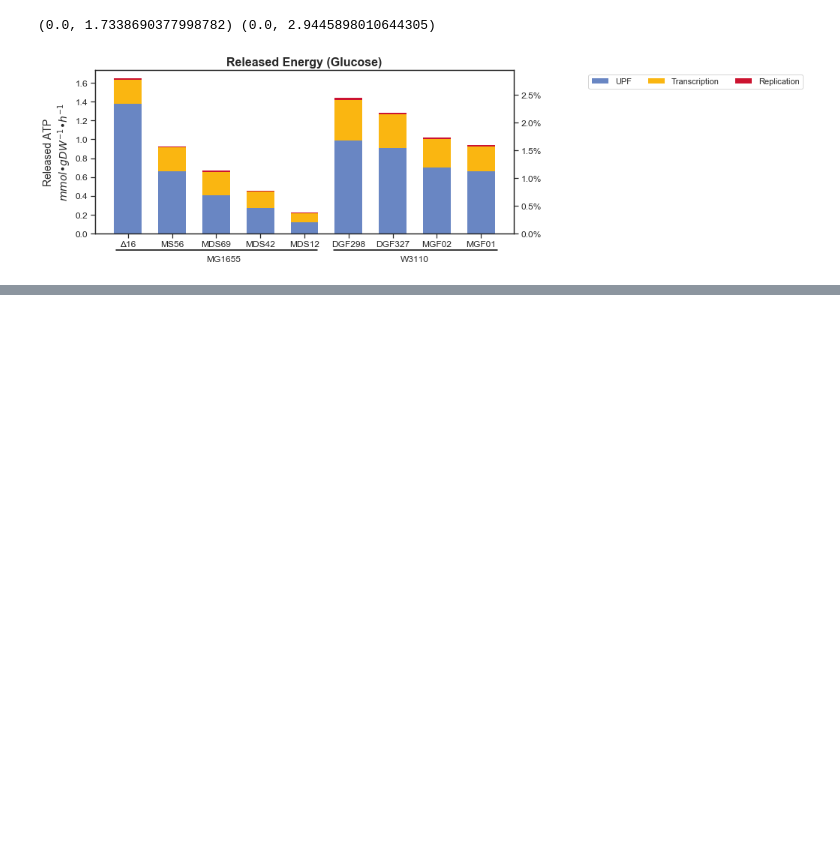
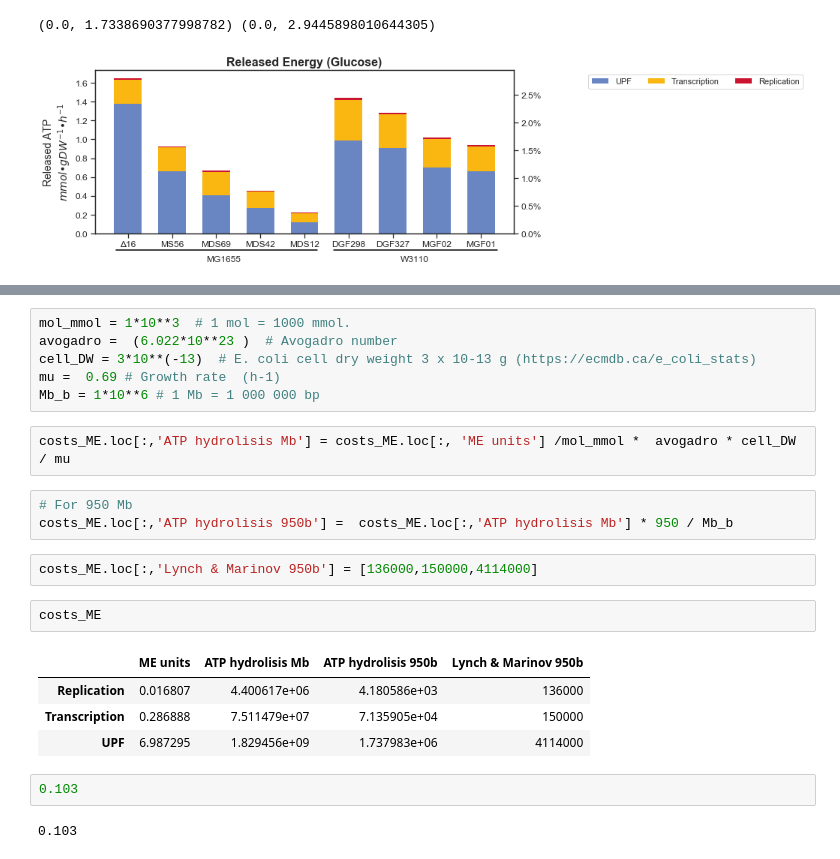
Before and after one commit to utrillalab/Cell_Resource_Minimization_Strategies, a Jupyter notebook: src/Energy.ipynb, the cells around one changed output, grey strips where cells are left out. Cells and saved outputs as stored; diff of their text form; blank space fills up the shorter version.

```diff
--- a/src/Energy.ipynb
+++ b/src/Energy.ipynb
@@ -414,0 +453,24 @@ plot_energy_ME_proteome(strains, costos_calculados, ['UPF','Transcription','Repl
+# %%
+mol_mmol = 1*10**3  # 1 mol = 1000 mmol.
+avogadro =  (6.022*10**23 )  # Avogadro number
+cell_DW = 3*10**(-13)  # E. coli cell dry weight 3 x 10-13 g (https://ecmdb.ca/e_coli_stats)
+mu =  0.69 # Growth rate  (h-1)
+Mb_b = 1*10**6 # 1 Mb = 1 000 000 bp
+# %%
+costs_ME.loc[:,'ATP hydrolisis Mb'] = costs_ME.loc[:, 'ME units'] /mol_mmol *  avogadro * cell_DW / mu
+# %%
+# For 950 Mb
+costs_ME.loc[:,'ATP hydrolisis 950b'] =  costs_ME.loc[:,'ATP hydrolisis Mb'] * 950 / Mb_b
+# %%
+costs_ME.loc[:,'Lynch & Marinov 950b'] = [136000,150000,4114000]
+# %%
+costs_ME
+# %% [output]
+|  | ME units | ATP hydrolisis Mb | ATP hydrolisis 950b | Lynch & Marinov 950b |
+| Replication | 0.016807 | 4.400617e+06 | 4.180586e+03 | 136000 |
+| Transcription | 0.286888 | 7.511479e+07 | 7.135905e+04 | 150000 |
+| UPF | 6.987295 | 1.829456e+09 | 1.737983e+06 | 4114000 |
+# %%
+0.103
+# %% [output]
+0.103
```
Also changed, not shown: parts of 13 cells of this notebook.
